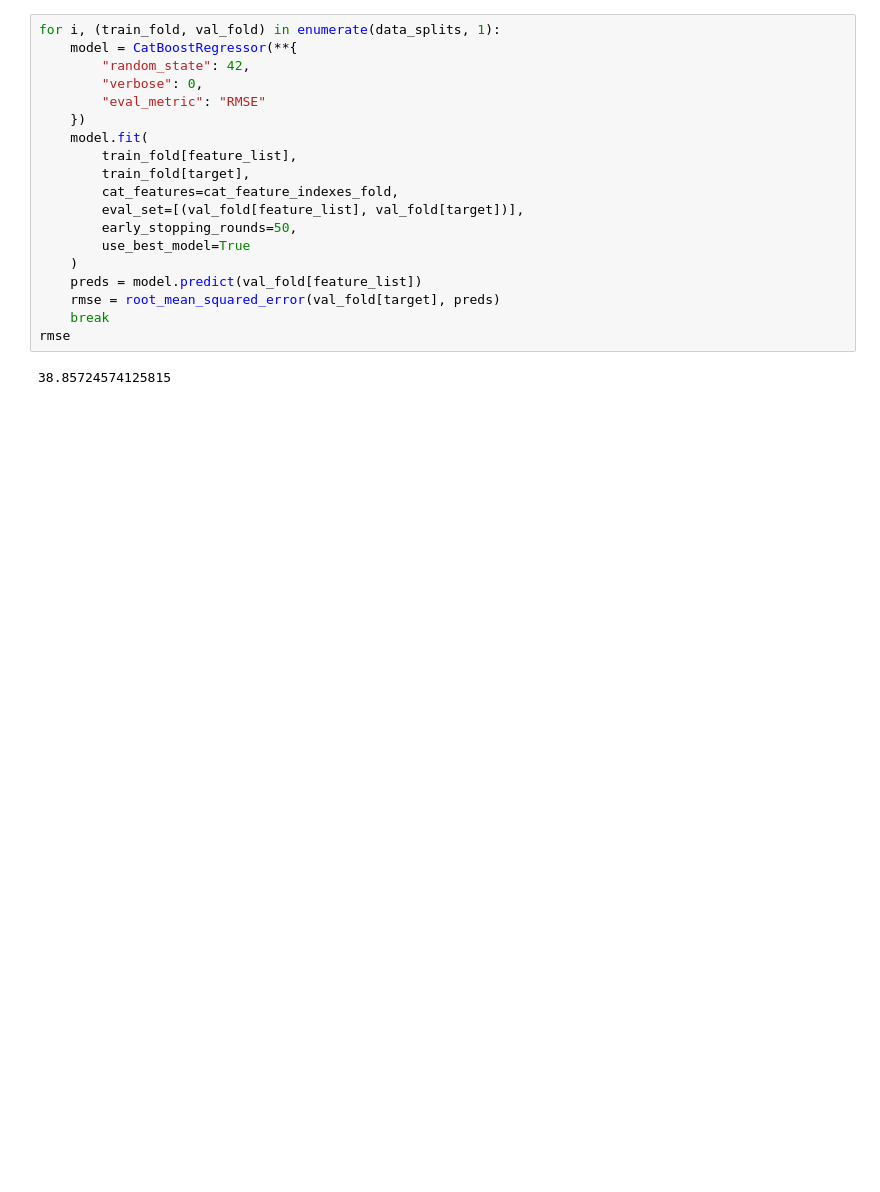
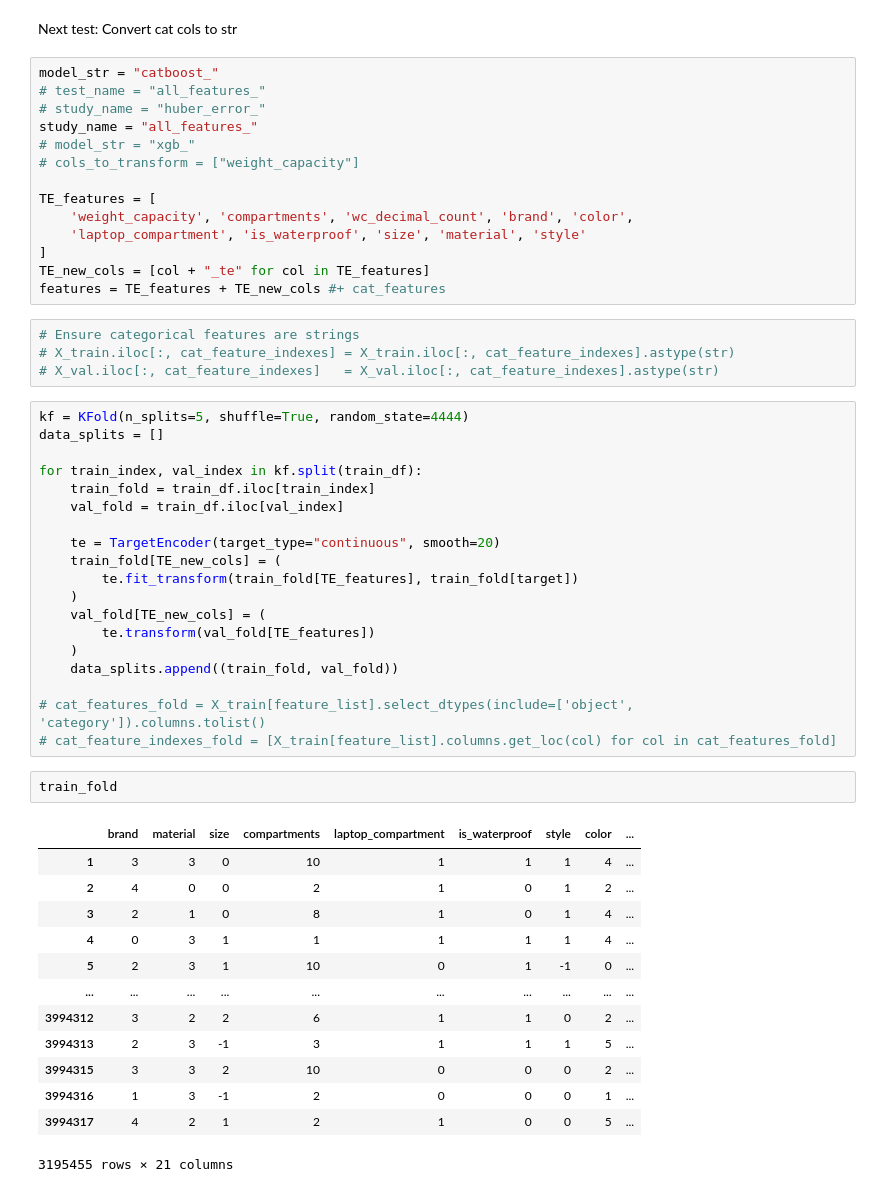
Before and after one commit to Jordanbarker/backpack-prediction-challenge, a Jupyter notebook: notebooks/03_hyperparams_cat.ipynb, the cells around one changed output. Cells and saved outputs as stored; diff of their text form; blank space fills up the shorter version.

Commit message:
latest catboost tests

```diff
--- a/notebooks/03_hyperparams_cat.ipynb
+++ b/notebooks/03_hyperparams_cat.ipynb
@@ -80,22 +50,56 @@ cat_feature_indexes_fold = [X_train[feature_list].columns.get_loc(col) for col i
-# %%
-for i, (train_fold, val_fold) in enumerate(data_splits, 1):
-    model = CatBoostRegressor(**{
-        "random_state": 42,
-        "verbose": 0,
-        "eval_metric": "RMSE"
-    })
-    model.fit(
-        train_fold[feature_list],
-        train_fold[target],
-        cat_features=cat_feature_indexes_fold,
-        eval_set=[(val_fold[feature_list], val_fold[target])],
-        early_stopping_rounds=50,
-        use_best_model=True
-    )
-    preds = model.predict(val_fold[feature_list])
-    rmse = root_mean_squared_error(val_fold[target], preds)
-    break
-rmse
-# %% [output]
-38.85724574125815
+# %% [markdown]
+Next test: Convert cat cols to str
+# %%
+model_str = "catboost_"
+# test_name = "all_features_"
+# study_name = "huber_error_"
+study_name = "all_features_"
+# model_str = "xgb_"
+# cols_to_transform = ["weight_capacity"]
+
+TE_features = [
+    'weight_capacity', 'compartments', 'wc_decimal_count', 'brand', 'color',
+    'laptop_compartment', 'is_waterproof', 'size', 'material', 'style'
+]
+TE_new_cols = [col + "_te" for col in TE_features]
+features = TE_features + TE_new_cols #+ cat_features
+# %%
+# Ensure categorical features are strings
+# X_train.iloc[:, cat_feature_indexes] = X_train.iloc[:, cat_feature_indexes].astype(str)
+# X_val.iloc[:, cat_feature_indexes]   = X_val.iloc[:, cat_feature_indexes].astype(str)
+# %%
+kf = KFold(n_splits=5, shuffle=True, random_state=4444)
+data_splits = []
+
+for train_index, val_index in kf.split(train_df):
+    train_fold = train_df.iloc[train_index]
+    val_fold = train_df.iloc[val_index]
+
+    te = TargetEncoder(target_type="continuous", smooth=20)
+    train_fold[TE_new_cols] = (
+        te.fit_transform(train_fold[TE_features], train_fold[target])
+    )
+    val_fold[TE_new_cols] = (
+        te.transform(val_fold[TE_features])
+    )
+    data_splits.append((train_fold, val_fold))
+
+# cat_features_fold = X_train[feature_list].select_dtypes(include=['object', 'category']).columns.tolist()
+# cat_feature_indexes_fold = [X_train[feature_list].columns.get_loc(col) for col in cat_features_fold]
+# %%
+train_fold
+# %% [output]
+|  | brand | material | size | compartments | laptop_compartment | is_waterproof | style | color | ... |
+| 1 | 3 | 3 | 0 | 10 | 1 | 1 | 1 | 4 | ... |
+| 2 | 4 | 0 | 0 | 2 | 1 | 0 | 1 | 2 | ... |
+| 3 | 2 | 1 | 0 | 8 | 1 | 0 | 1 | 4 | ... |
+| 4 | 0 | 3 | 1 | 1 | 1 | 1 | 1 | 4 | ... |
+| 5 | 2 | 3 | 1 | 10 | 0 | 1 | -1 | 0 | ... |
+| ... | ... | ... | ... | ... | ... | ... | ... | ... | ... |
+| 3994312 | 3 | 2 | 2 | 6 | 1 | 1 | 0 | 2 | ... |
+| 3994313 | 2 | 3 | -1 | 3 | 1 | 1 | 1 | 5 | ... |
+| 3994315 | 3 | 3 | 2 | 10 | 0 | 0 | 0 | 2 | ... |
+| 3994316 | 1 | 3 | -1 | 2 | 0 | 0 | 0 | 1 | ... |
+| 3994317 | 4 | 2 | 1 | 2 | 1 | 0 | 0 | 5 | ... |
+3195455 rows × 21 columns
 # %%
```
Also changed, not shown: parts of 10 cells of this notebook, 3 other files.
